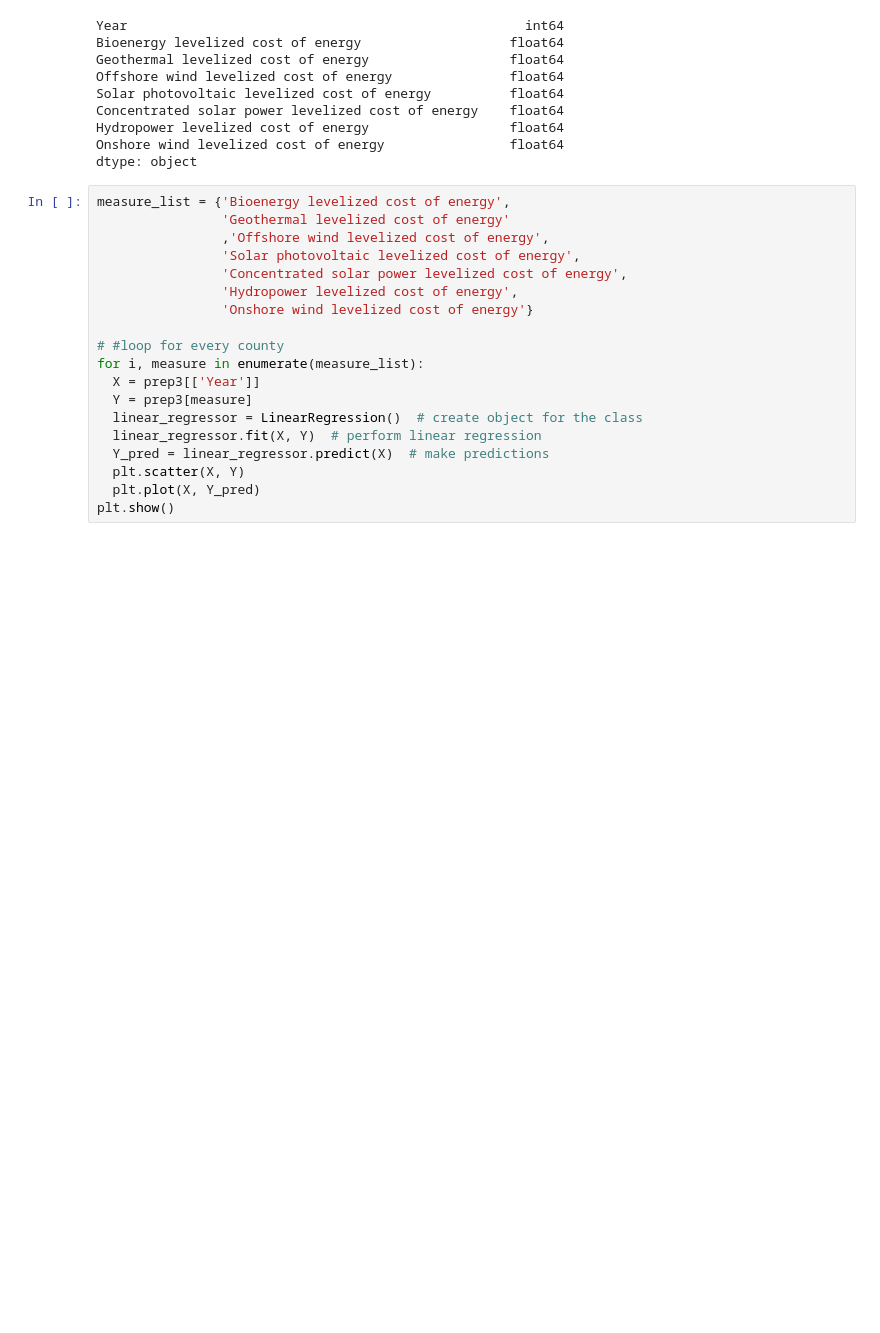
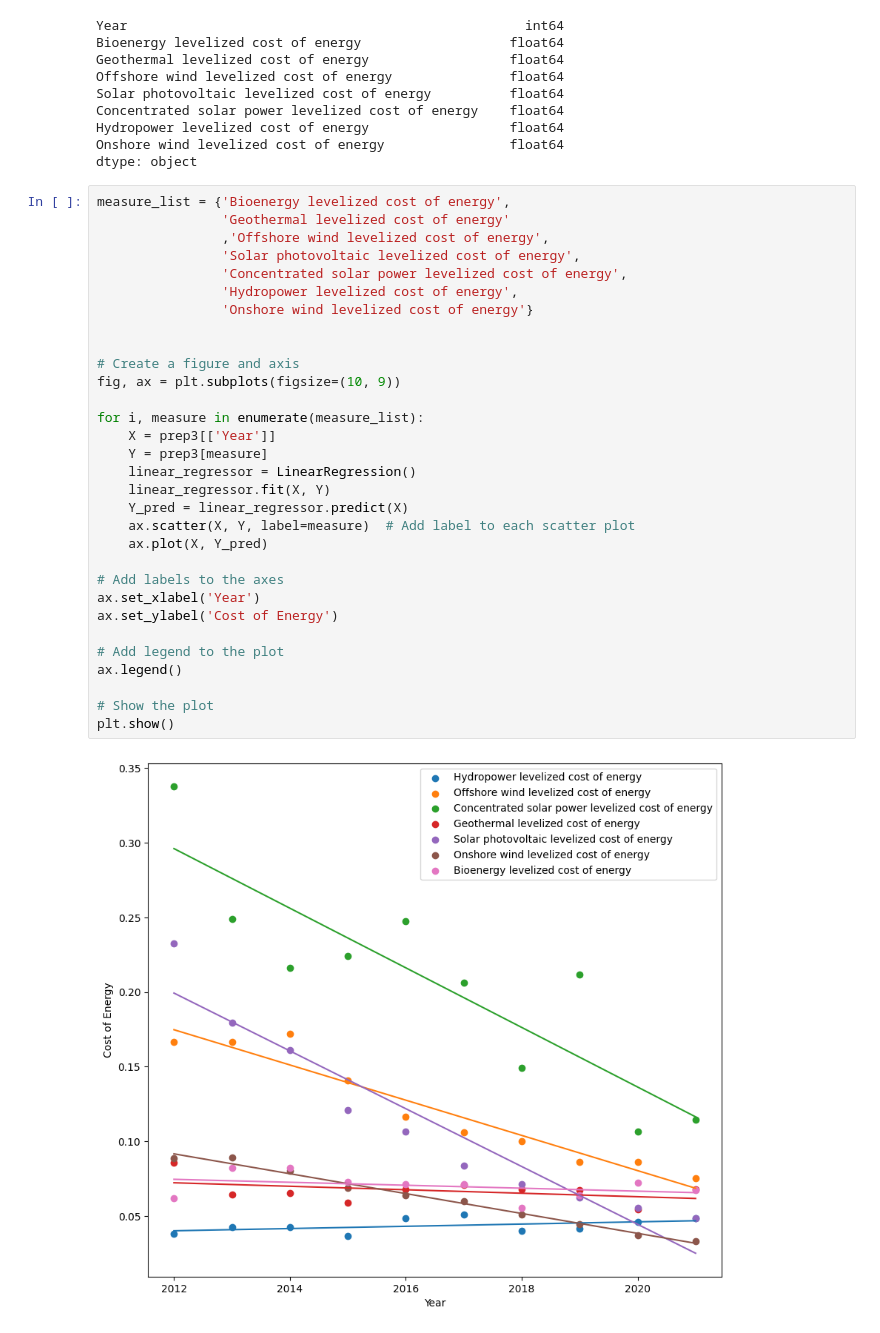
Before and after one commit to ayuksekdag/winacademy_python_dna, a Jupyter notebook: final_assignment/final_co2Project.ipynb, the cells around one changed output. Saved outputs shown, nothing was run; the diff lists cells and outputs as text; blank space fills up the shorter version.

```diff
--- a/final_assignment/final_co2Project.ipynb
+++ b/final_assignment/final_co2Project.ipynb
@@ -454,19 +462,33 @@ dtype: object
 # %%
 measure_list = {'Bioenergy levelized cost of energy',
                 'Geothermal levelized cost of energy'
                 ,'Offshore wind levelized cost of energy',
                 'Solar photovoltaic levelized cost of energy',
                 'Concentrated solar power levelized cost of energy',
                 'Hydropower levelized cost of energy',
                 'Onshore wind levelized cost of energy'}
 
-# #loop for every county
+
+# Create a figure and axis
+fig, ax = plt.subplots(figsize=(10, 9))
+
 for i, measure in enumerate(measure_list):
-  X = prep3[['Year']]
-  Y = prep3[measure]
-  linear_regressor = LinearRegression()  # create object for the class
-  linear_regressor.fit(X, Y)  # perform linear regression
-  Y_pred = linear_regressor.predict(X)  # make predictions
-  plt.scatter(X, Y)
-  plt.plot(X, Y_pred)
+    X = prep3[['Year']]
+    Y = prep3[measure]
+    linear_regressor = LinearRegression()
+    linear_regressor.fit(X, Y)
+    Y_pred = linear_regressor.predict(X)
+    ax.scatter(X, Y, label=measure)  # Add label to each scatter plot
+    ax.plot(X, Y_pred)
+
+# Add labels to the axes
+ax.set_xlabel('Year')
+ax.set_ylabel('Cost of Energy')
+
+# Add legend to the plot
+ax.legend()
+
+# Show the plot
 plt.show()
+# %% [output]
+[figure, added]
```
Also changed, not shown: parts of 6 cells of this notebook.
